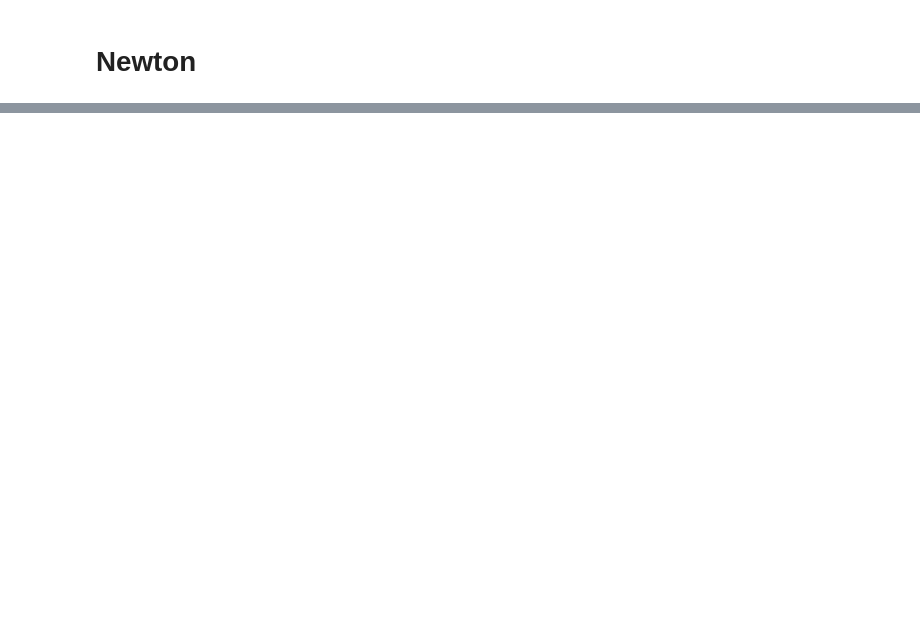
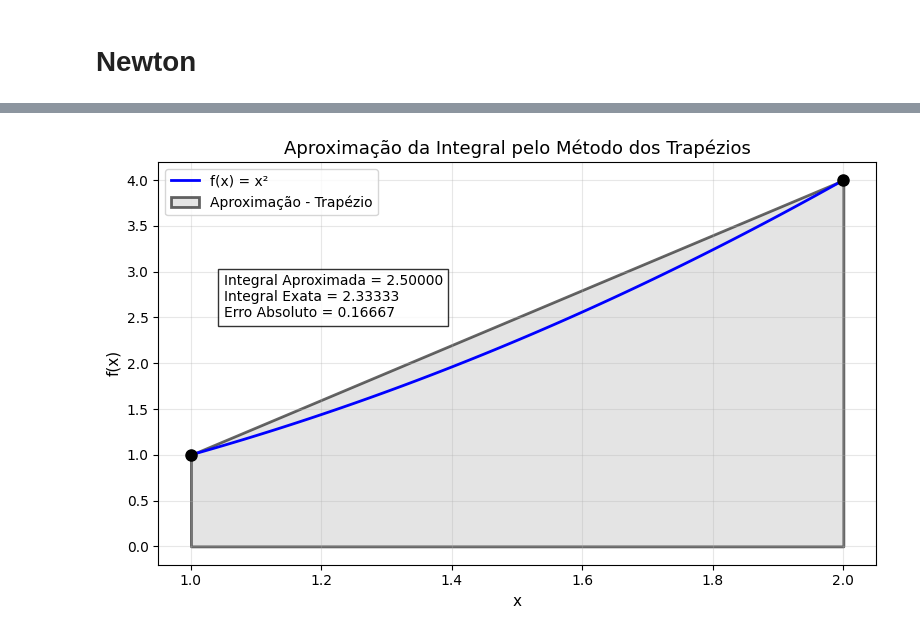
Before and after one commit to JoaoAccioly-br/Python-Metodos_Matematicos, a Jupyter notebook: Trabalhos_Atividades/Trabalho soma + interpolação/Interpolação (1).ipynb, the cells around one changed output, grey strips where cells are left out. Saved outputs shown, nothing was run; the diff lists cells and outputs as text; code cells hidden in the pictures; blank space fills up the shorter version.

```diff
--- a/Trabalhos_Atividades/Trabalho soma + interpolação/Interpolação (1).ipynb
+++ b/Trabalhos_Atividades/Trabalho soma + interpolação/Interpolação (1).ipynb
@@ -171,14 +347,0 @@ Trapézio simples
-# %%
-def trapezio_simples(f,a,b):
-  Dx = (b-a) / 2
-  return Dx * (f(a) + f(b))
-
-a,b=1,2
-
-integ = (b**3 / 3) - (a**3 / 3)
-trap = trapezio_simples(funcao,a,b)
-err_abs = trap - integ
-
-print(f"A integral usando trapézio é: {trap}")
-print(f"A integral real é: {integ:.3f}")
-print(f"O erro é igual {err_abs:.3f}")
@@ -214,0 +348,64 @@ O erro é igual 0.083
+# %%
+import numpy as np
+import matplotlib.pyplot as plt
+
+def trapezio_simples(f, a, b):
+    Dx = (b - a) / 2
+    return Dx * (f(a) + f(b))
+
+# Definir a função
+def funcao(x):
+    return x**2
+
+# Parâmetros
+a = 1
+b = 2
+
+# Cálculos
+integ = (b**3 / 3) - (a**3 / 3)  # Integral exata
+trap = trapezio_simples(funcao, a, b)  # Aproximação
+err_abs = abs(trap - integ)  # Erro absoluto
+
+# Preparar dados para o gráfico
+x_vals = np.array([a, b])
+y_vals = np.array([funcao(a), funcao(b)])
+
+# Gráfico
+x_plot = np.linspace(a, b, 100)
+y_plot = funcao(x_plot)
+
+fig, ax = plt.subplots(figsize=(8, 5))
+ax.plot(x_plot, y_plot, 'b', linewidth=2, label='f(x) = x²')
+ax.fill_between(x_vals, y_vals, color='lightgray', edgecolor='black',
+                 linewidth=2, label='Aproximação - Trapézio', alpha=0.6)
+ax.plot(x_vals, y_vals, 'ko', markersize=8)  # pontos nos nós
+
+# Anotações no gráfico
+texto_resultado = (
+    f"Integral Aproximada = {trap:.5f}\n"
+    f"Integral Exata = {integ:.5f}\n"
+    f"Erro Absoluto = {err_abs:.5f}"
+)
+ax.text(1.05, 2.5, texto_resultado, fontsize=10,
+        bbox=dict(facecolor='white', alpha=0.8, edgecolor='black'))
+
+ax.set_title("Aproximação da Integral pelo Método dos Trapézios", fontsize=13)
+ax.set_xlabel("x", fontsize=11)
+ax.set_ylabel("f(x)", fontsize=11)
+ax.legend()
+ax.grid(True, alpha=0.3)
+
+plt.tight_layout()
+plt.show()
+
+print("="*50)
+print("Método dos Trapézios Simples")
+print("="*50)
+print(f"Função: f(x) = x²")
+print(f"Intervalo: [{a}, {b}]")
+print(f"Integral aproximada: {trap:.10f}")
+print(f"Integral exata:      {integ:.10f}")
+print(f"Erro absoluto:       {err_abs:.10f}")
+print("="*50)
+# %% [output]
+[figure, added]
```
Also changed, not shown: parts of 25 cells of this notebook.
